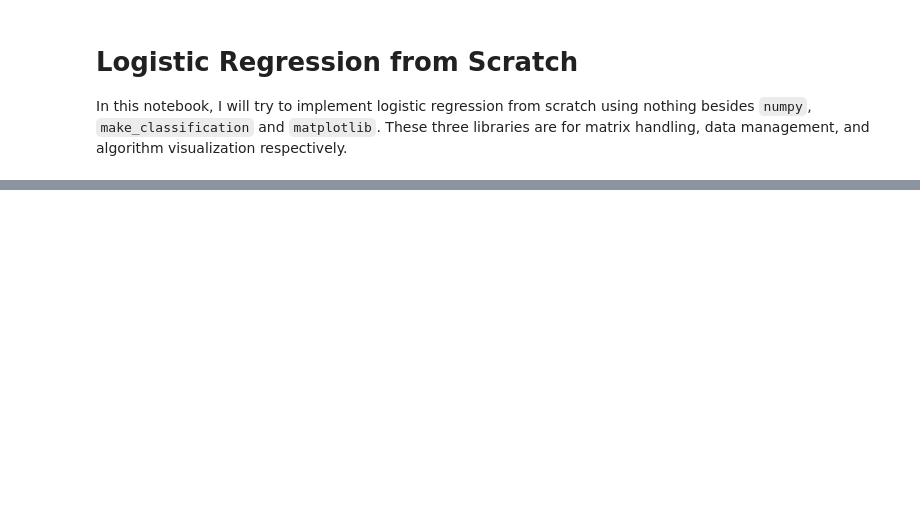
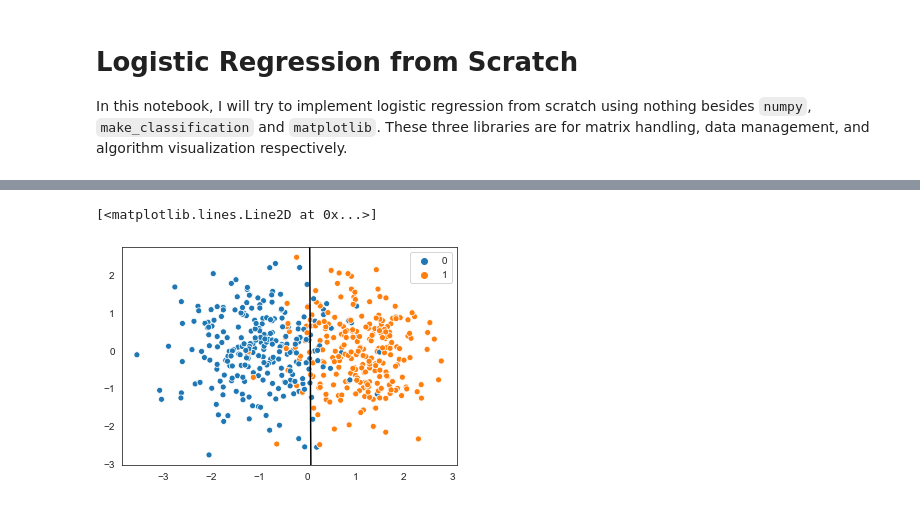
Before and after one commit to athreyaanand/ML-from-scratch, a Jupyter notebook: LogisticRegression/LogisticRegression.ipynb, the cells around one changed output, grey strips where cells are left out. Drawn from its saved outputs; the diff is of its cells as text; code cells hidden in the pictures; blank space fills up the shorter version.

```diff
--- a/LogisticRegression/LogisticRegression.ipynb
+++ b/LogisticRegression/LogisticRegression.ipynb
@@ -78,0 +92,15 @@ TypeError: object of type 'NoneType' has no len()
+# %%
+slope = -(optimal_params[1] / optimal_params[2])
+intercept = -(optimal_params[0] / optimal_params[2])
+
+sns.set_style('white')
+sns.scatterplot(X[:,1],X[:,2],hue=y.reshape(-1));
+
+ax = plt.gca()
+ax.autoscale(False)
+x_vals = np.array(ax.get_xlim())
+y_vals = intercept + (slope * x_vals)
+plt.plot(x_vals, y_vals, c="k")
+# %% [output]
+[<matplotlib.lines.Line2D at 0x...>]
+[figure, added]
```
Also changed, not shown: parts of 4 cells of this notebook.
